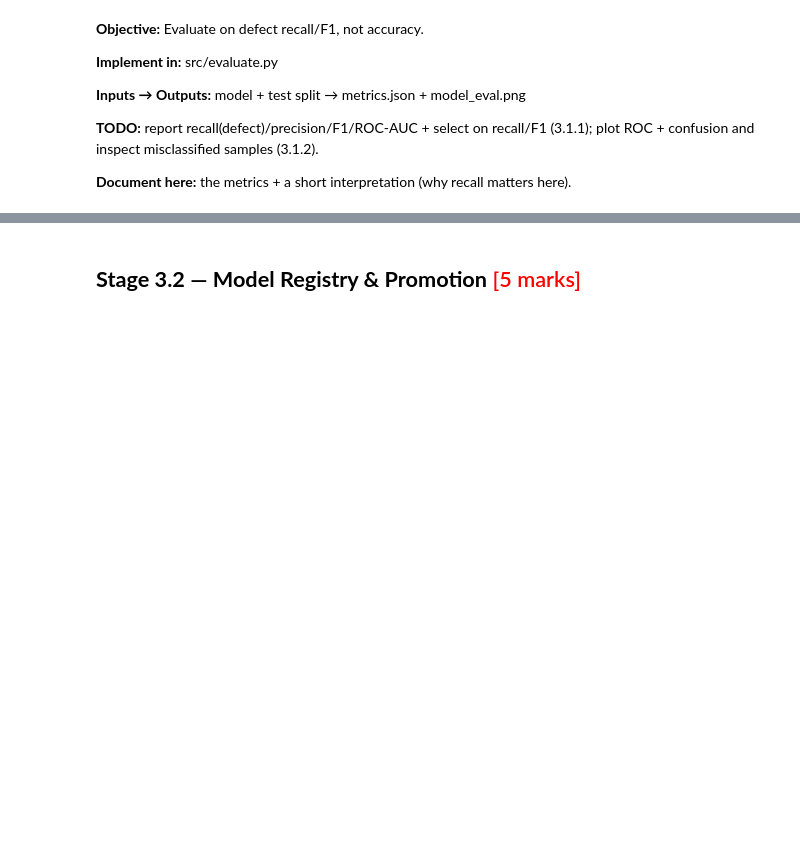
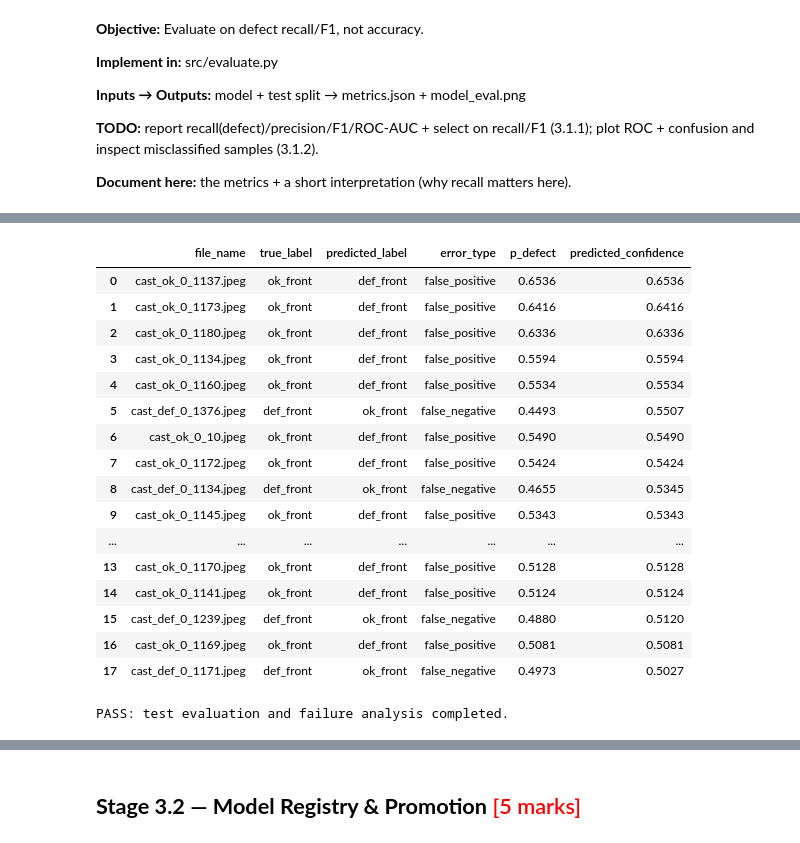
Before and after one commit to narendhar007/capstone, a Jupyter notebook: Model_Development_and_Tracking.ipynb, the cells around one changed output, grey strips where cells are left out. Drawn from its saved outputs; the diff is of its cells as text; code cells hidden in the pictures; blank space fills up the shorter version.

```diff
--- a/Model_Development_and_Tracking.ipynb
+++ b/Model_Development_and_Tracking.ipynb
@@ -502,0 +584,64 @@ execution.
+# %%
+failure_cases_table = pd.DataFrame(
+    evaluation_report["failure_cases"]
+)
+
+if failure_cases_table.empty:
+    print(
+        "No test images were misclassified."
+    )
+else:
+    display(
+        failure_cases_table[
+            [
+                "file_name",
+                "true_label",
+                "predicted_label",
+                "error_type",
+                "p_defect",
+                "predicted_confidence",
+            ]
+        ].round(4)
+    )
+# %% [output]
+|  | file_name | true_label | predicted_label | error_type | p_defect | predicted_confidence |
+| 0 | cast_ok_0_1137.jpeg | ok_front | def_front | false_positive | 0.6536 | 0.6536 |
+| 1 | cast_ok_0_1173.jpeg | ok_front | def_front | false_positive | 0.6416 | 0.6416 |
+| 2 | cast_ok_0_1180.jpeg | ok_front | def_front | false_positive | 0.6336 | 0.6336 |
+| 3 | cast_ok_0_1134.jpeg | ok_front | def_front | false_positive | 0.5594 | 0.5594 |
+| 4 | cast_ok_0_1160.jpeg | ok_front | def_front | false_positive | 0.5534 | 0.5534 |
+| 5 | cast_def_0_1376.jpeg | def_front | ok_front | false_negative | 0.4493 | 0.5507 |
+| 6 | cast_ok_0_10.jpeg | ok_front | def_front | false_positive | 0.5490 | 0.5490 |
+| 7 | cast_ok_0_1172.jpeg | ok_front | def_front | false_positive | 0.5424 | 0.5424 |
+| 8 | cast_def_0_1134.jpeg | def_front | ok_front | false_negative | 0.4655 | 0.5345 |
+| 9 | cast_ok_0_1145.jpeg | ok_front | def_front | false_positive | 0.5343 | 0.5343 |
+| ... | ... | ... | ... | ... | ... | ... |
+| 13 | cast_ok_0_1170.jpeg | ok_front | def_front | false_positive | 0.5128 | 0.5128 |
+| 14 | cast_ok_0_1141.jpeg | ok_front | def_front | false_positive | 0.5124 | 0.5124 |
+| 15 | cast_def_0_1239.jpeg | def_front | ok_front | false_negative | 0.4880 | 0.5120 |
+| 16 | cast_ok_0_1169.jpeg | ok_front | def_front | false_positive | 0.5081 | 0.5081 |
+| 17 | cast_def_0_1171.jpeg | def_front | ok_front | false_negative | 0.4973 | 0.5027 |
+# %%
+assert evaluation_report[
+    "positive_class"
+] == config.POSITIVE_CLASS
+
+assert 0.0 <= evaluation_report[
+    "defect_recall"
+] <= 1.0
+
+assert len(
+    evaluation_report["confusion_matrix"]
+) == config.NUM_CLASSES
+
+assert (
+    config.ARTIFACT_DIR
+    / "model_eval.png"
+).exists()
+
+print(
+    "PASS: test evaluation and failure "
+    "analysis completed."
+)
+# %% [output]
+PASS: test evaluation and failure analysis completed.
```
Also changed, not shown: parts of 10 cells of this notebook, 4 other files.
